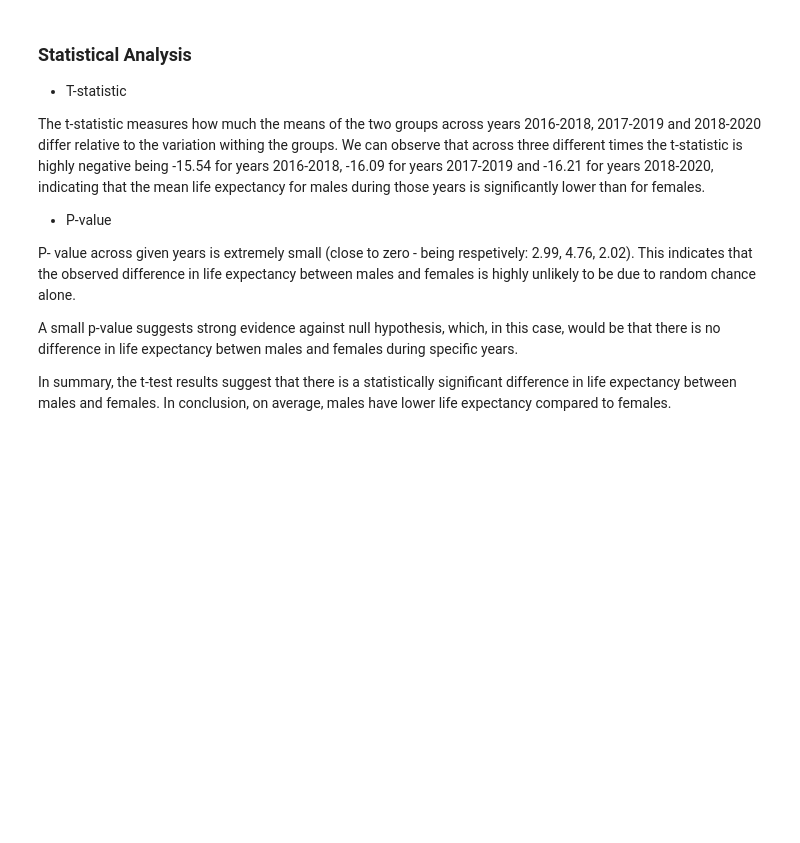
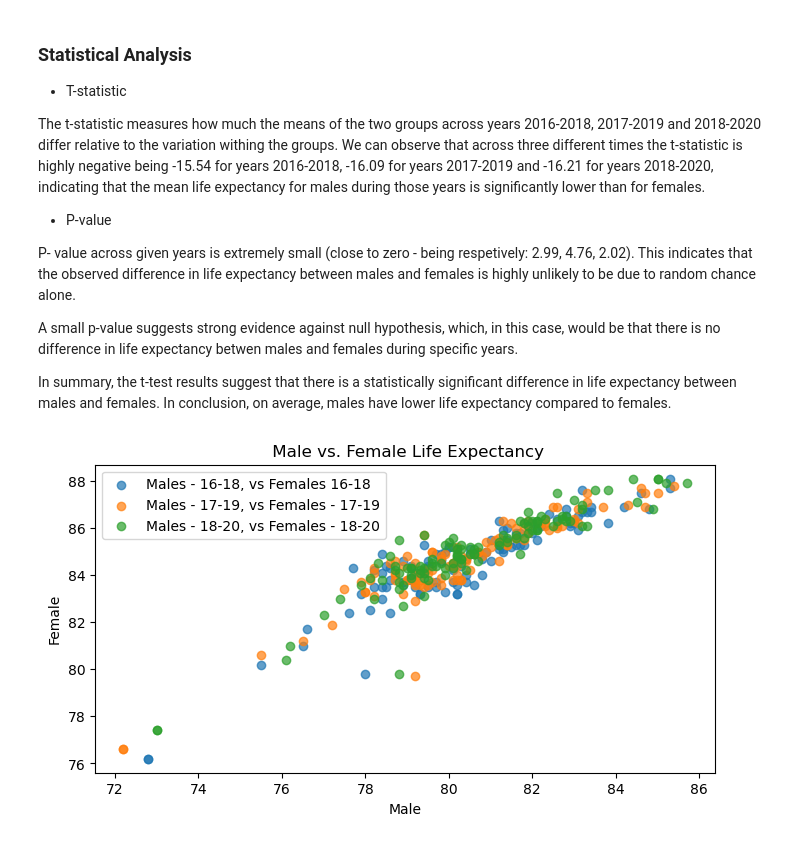
Before and after one commit to rachj14/project-one, a Jupyter notebook: life-expectancy.ipynb, the cells around one changed output. Saved outputs shown, nothing was run; the diff lists cells and outputs as text; code cells hidden in the pictures; blank space fills up the shorter version.

```diff
--- a/life-expectancy.ipynb
+++ b/life-expectancy.ipynb
@@ -183,3 +202,27 @@ P- value across given years is extremely small (close to zero - being respetivel
 A small p-value suggests strong evidence against null hypothesis, which, in this case, would be that there is no difference in life expectancy betwen males and females during specific years.
 
 In summary, the t-test results suggest that there is a statistically significant difference in life expectancy between males and females. In conclusion, on average, males have lower life expectancy compared to females.
+# %%
+# Creating scatter plots that analyse female vs. male life expectancy
+gender_cleaned_scatter = gender_cleaned[["Males - 16-18", "Males - 17-19", "Males - 18-20", "Females 16-18", "Females - 17-19", "Females - 18-20"]]
+males_gender = gender_cleaned_scatter[["Males - 16-18", "Males - 17-19", "Males - 18-20"]]
+females_gender = gender_cleaned_scatter [["Females 16-18", "Females - 17-19", "Females - 18-20"]]
+
+# Setting up scatter plot
+plt.figure(figsize=(8,4))
+
+# Looping through pairs of columns and plotting each scatter plot
+for male_col, female_col in zip(males_gender.columns, females_gender.columns):
+    plt.scatter(
+        males_gender[male_col],
+        females_gender[female_col],
+        label = f"{male_col}, vs {female_col}",
+        alpha = 0.7
+    )
+plt.title(" Male vs. Female Life Expectancy")
+plt.xlabel("Male")
+plt.ylabel("Female")
+plt.legend()
+plt.show()
+# %% [output]
+[figure, added]
```
Also changed, not shown: parts of 7 cells of this notebook, 1 other file.
